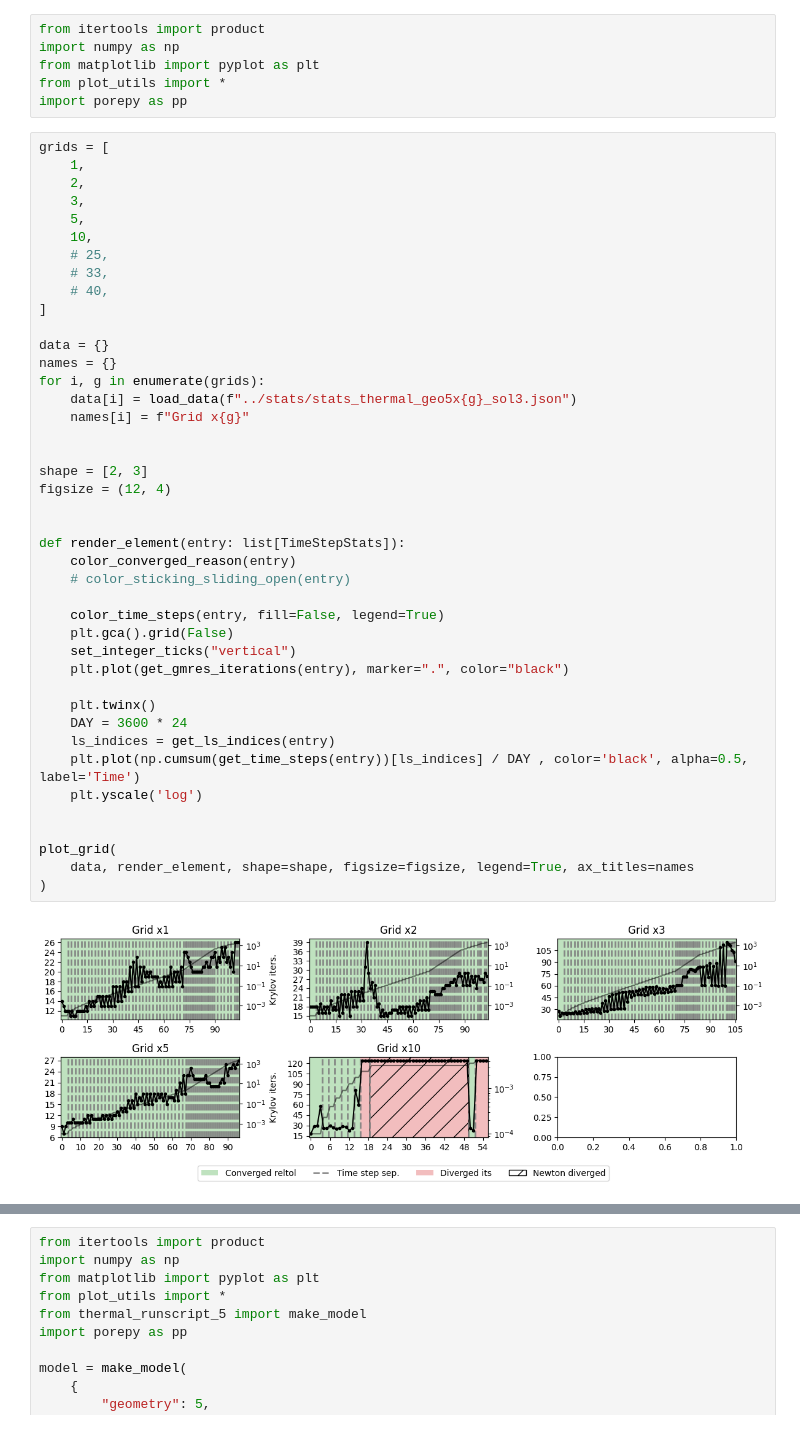
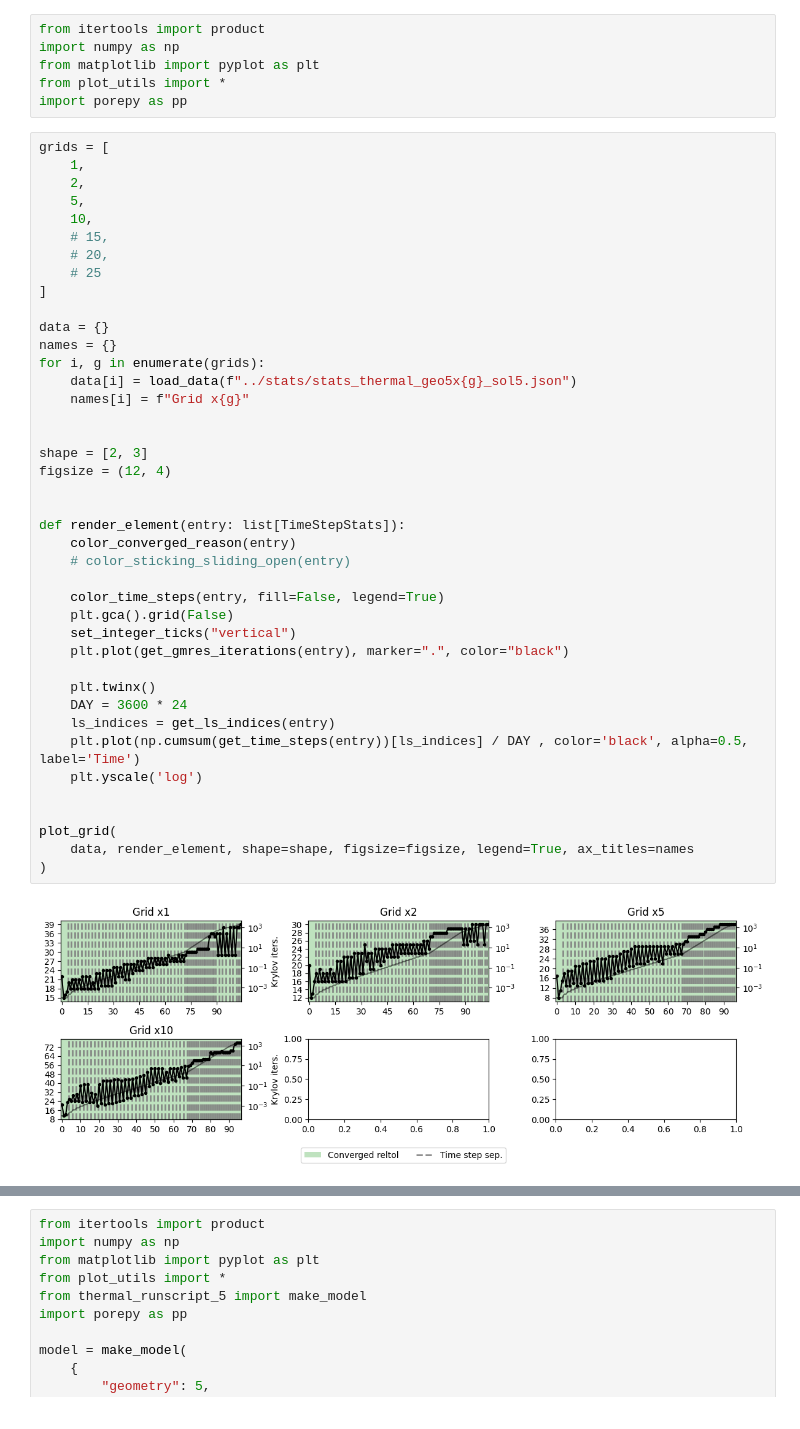
Before and after one commit to pmgbergen/FTHM-Solver, a Jupyter notebook: thermal/experiment_thermal_5_results.ipynb, the cells around one changed output, grey strips where cells are left out. Saved outputs shown, nothing was run; the diff lists cells and outputs as text.

```diff
--- a/thermal/experiment_thermal_5_results.ipynb
+++ b/thermal/experiment_thermal_5_results.ipynb
@@ -8,46 +8,45 @@ import porepy as pp
 grids = [
     1,
     2,
-    3,
     5,
     10,
-    # 25,
-    # 33,
-    # 40,
+    # 15,
+    # 20,
+    # 25
 ]
 
 data = {}
 names = {}
 for i, g in enumerate(grids):
-    data[i] = load_data(f"../stats/stats_thermal_geo5x{g}_sol3.json")
+    data[i] = load_data(f"../stats/stats_thermal_geo5x{g}_sol5.json")
     names[i] = f"Grid x{g}"
 
 
 shape = [2, 3]
 figsize = (12, 4)
 
 
 def render_element(entry: list[TimeStepStats]):
     color_converged_reason(entry)
     # color_sticking_sliding_open(entry)
 
     color_time_steps(entry, fill=False, legend=True)
     plt.gca().grid(False)
     set_integer_ticks("vertical")
     plt.plot(get_gmres_iterations(entry), marker=".", color="black")
 
     plt.twinx()
     DAY = 3600 * 24
     ls_indices = get_ls_indices(entry)
     plt.plot(np.cumsum(get_time_steps(entry))[ls_indices] / DAY , color='black', alpha=0.5, label='Time')
     plt.yscale('log')
 
 
 plot_grid(
     data, render_element, shape=shape, figsize=figsize, legend=True, ax_titles=names
 )
 # %% [output]
-[figure, old version]
+[figure, new version]
 # %%
 def render_element(i: int, entry: Sequence[TimeStepStats]):
     st, sl, op = get_num_sticking_sliding_open(entry)
```
Also changed, not shown: parts of 2 cells of this notebook, 5 other files.
